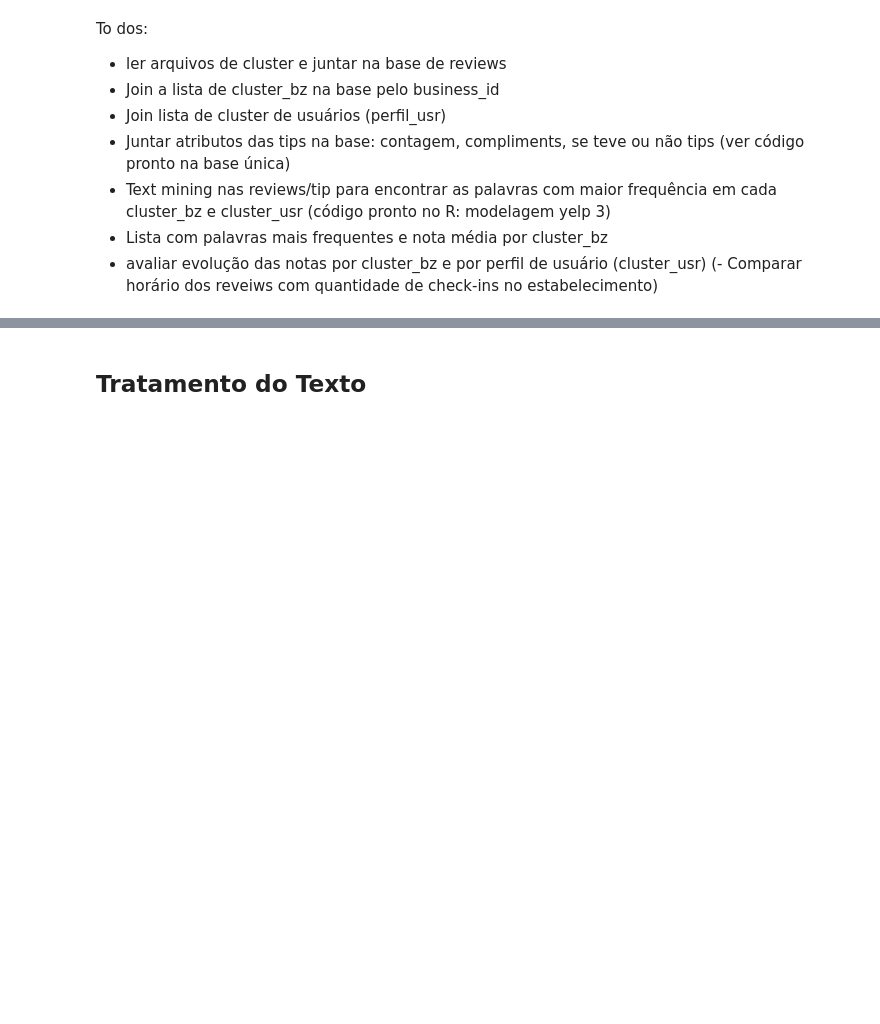
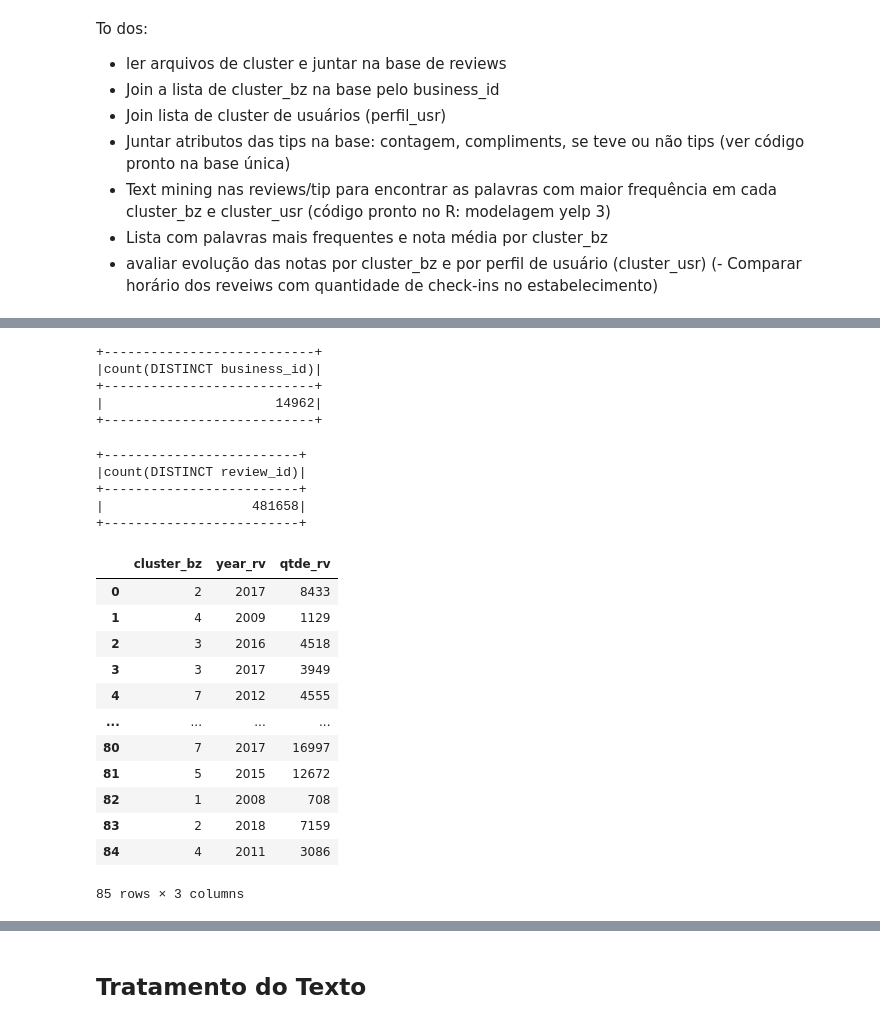
Before and after one commit to sanchezvivi/pads-yelp, a Jupyter notebook: Processamento Yelp 3.ipynb, the cells around one changed output, grey strips where cells are left out. Drawn from its saved outputs; the diff is of its cells as text; code cells hidden in the pictures; blank space fills up the shorter version.

```diff
--- a/Processamento Yelp 3.ipynb
+++ b/Processamento Yelp 3.ipynb
@@ -778,0 +554,24 @@ base4 = spark.sql('''
+# %%
+spark.sql('''
+            SELECT
+            COUNT(DISTINCT business_id)
+            FROM rv2
+            ''').show()
+# %% [output]
++---------------------------+
+|count(DISTINCT business_id)|
++---------------------------+
+|                      14962|
++---------------------------+
+# %%
+spark.sql('''
+            SELECT
+            COUNT(DISTINCT review_id)
+            FROM rv2
+            ''').show()
+# %% [output]
++-------------------------+
+|count(DISTINCT review_id)|
++-------------------------+
+|                   481658|
++-------------------------+
@@ -778,0 +585,16 @@ base4 = spark.sql('''
+# %%
+rv_df
+# %% [output]
+|  | cluster_bz | year_rv | qtde_rv |
+| 0 | 2 | 2017 | 8433 |
+| 1 | 4 | 2009 | 1129 |
+| 2 | 3 | 2016 | 4518 |
+| 3 | 3 | 2017 | 3949 |
+| 4 | 7 | 2012 | 4555 |
+| ... | ... | ... | ... |
+| 80 | 7 | 2017 | 16997 |
+| 81 | 5 | 2015 | 12672 |
+| 82 | 1 | 2008 | 708 |
+| 83 | 2 | 2018 | 7159 |
+| 84 | 4 | 2011 | 3086 |
+85 rows × 3 columns
```
Also changed, not shown: parts of 62 cells of this notebook, 1 other file.
